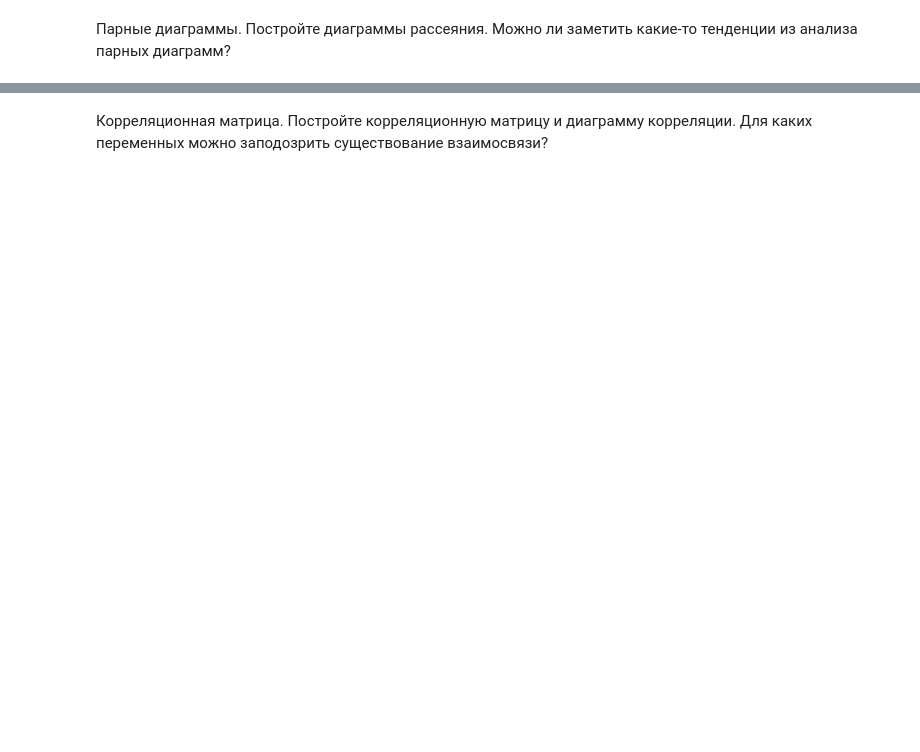
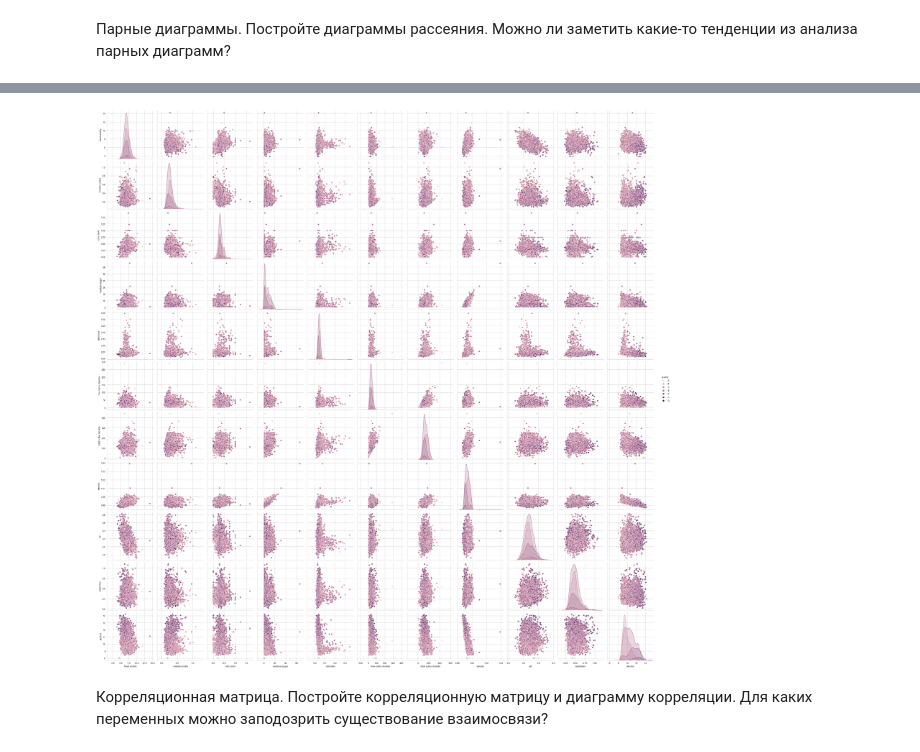
Before and after one commit to Breakdown08/jupyter, a Jupyter notebook: ЛР_№3_Корреляция_и_регрессия.ipynb, the cells around one changed output, grey strips where cells are left out. Saved outputs shown, nothing was run; the diff lists cells and outputs as text; code cells hidden in the pictures; blank space fills up the shorter version.

```diff
--- a/ЛР_№3_Корреляция_и_регрессия.ipynb
+++ b/ЛР_№3_Корреляция_и_регрессия.ipynb
@@ -45,2 +72,9 @@ ValueError: hist method requires numerical or datetime columns, nothing to plot.
+# %%
+#  Ваш код здесь
+sns.set_style("whitegrid");
+sns.pairplot(wine, hue="quality", height=3);
+plt.show()
+# %% [output]
+[figure, added]
 # %% [markdown]
 Корреляционная матрица. Постройте корреляционную матрицу и диаграмму корреляции. Для каких переменных можно заподозрить существование взаимосвязи?
```
Also changed, not shown: parts of 32 cells of this notebook.
